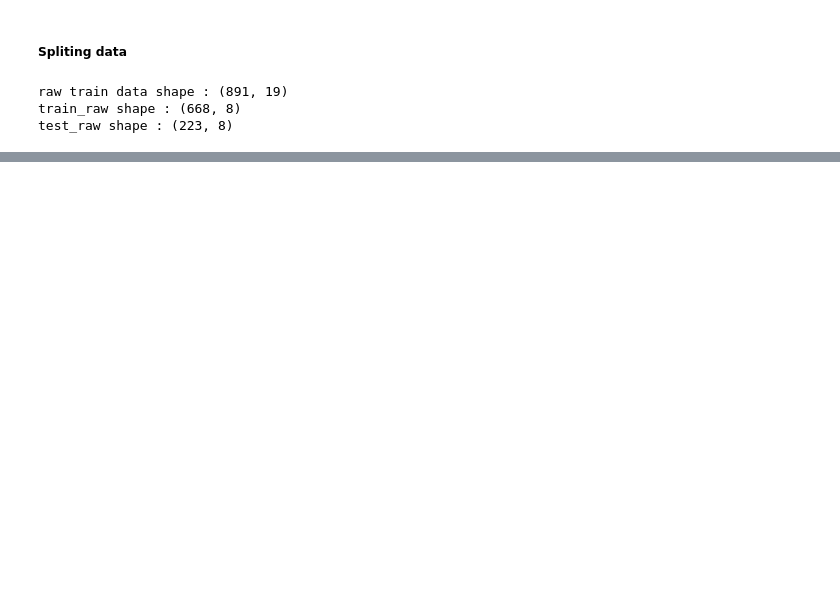
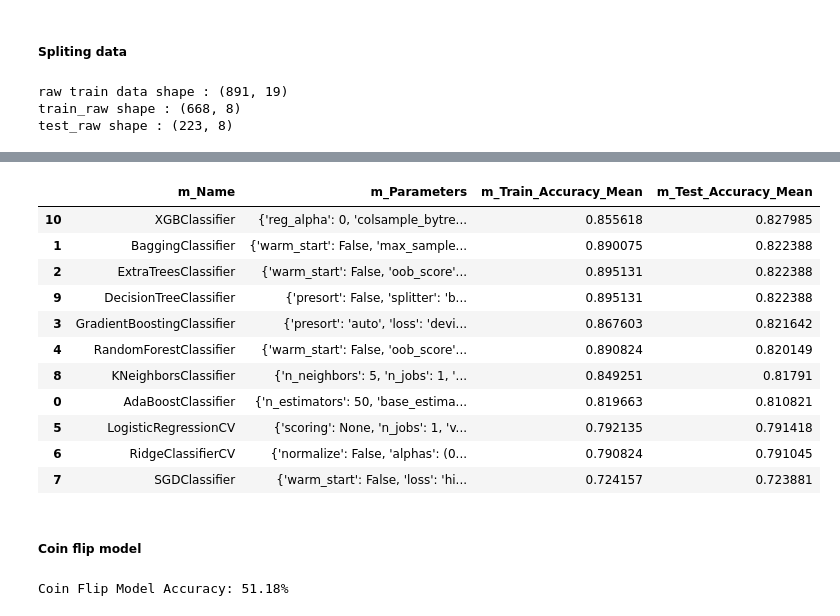
Before and after one commit to YiJiang93/Kaggle_Titanic, a Jupyter notebook: Python_2_coding.ipynb, the cells around one changed output, grey strips where cells are left out. Saved outputs shown, nothing was run; the diff lists cells and outputs as text; code cells hidden in the pictures; blank space fills up the shorter version.

```diff
--- a/Python_2_coding.ipynb
+++ b/Python_2_coding.ipynb
@@ -263,0 +307,30 @@ Name: Cabin, dtype: int64
+# %%
+models_df.sort_values(by = ['m_Test_Accuracy_Mean'], ascending = False, inplace = True)
+models_df
+# %% [output]
+|  | m_Name | m_Parameters | m_Train_Accuracy_Mean | m_Test_Accuracy_Mean |
+| 10 | XGBClassifier | {'reg_alpha': 0, 'colsample_bytre... | 0.855618 | 0.827985 |
+| 1 | BaggingClassifier | {'warm_start': False, 'max_sample... | 0.890075 | 0.822388 |
+| 2 | ExtraTreesClassifier | {'warm_start': False, 'oob_score'... | 0.895131 | 0.822388 |
+| 9 | DecisionTreeClassifier | {'presort': False, 'splitter': 'b... | 0.895131 | 0.822388 |
+| 3 | GradientBoostingClassifier | {'presort': 'auto', 'loss': 'devi... | 0.867603 | 0.821642 |
+| 4 | RandomForestClassifier | {'warm_start': False, 'oob_score'... | 0.890824 | 0.820149 |
+| 8 | KNeighborsClassifier | {'n_neighbors': 5, 'n_jobs': 1, '... | 0.849251 | 0.81791 |
+| 0 | AdaBoostClassifier | {'n_estimators': 50, 'base_estima... | 0.819663 | 0.810821 |
+| 5 | LogisticRegressionCV | {'scoring': None, 'n_jobs': 1, 'v... | 0.792135 | 0.791418 |
+| 6 | RidgeClassifierCV | {'normalize': False, 'alphas': (0... | 0.790824 | 0.791045 |
+| 7 | SGDClassifier | {'warm_start': False, 'loss': 'hi... | 0.724157 | 0.723881 |
+# %% [markdown]
+##### Coin flip model
+# %%
+import random
+for index, row in train_data.iterrows():
+    if random.random()>0.5:
+        train_data.loc[index,"Random_Predict"]=1
+    else:
+        train_data.loc[index,"Random_Predict"]=0
+
+coin_accuracy=float(len(train_data.loc[train_data["Random_Predict"]==train_data["Survived"]]))/float(len(train_data))
+print 'Coin Flip Model Accuracy: {:.2f}%'.format(coin_accuracy*100)
+# %% [output]
+Coin Flip Model Accuracy: 51.18%
```
Also changed, not shown: parts of 31 cells of this notebook.
